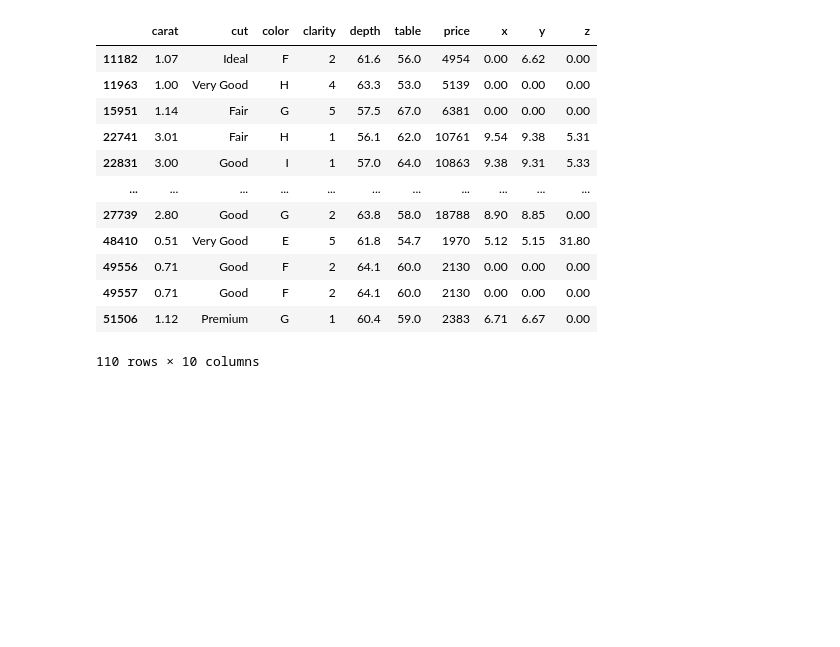
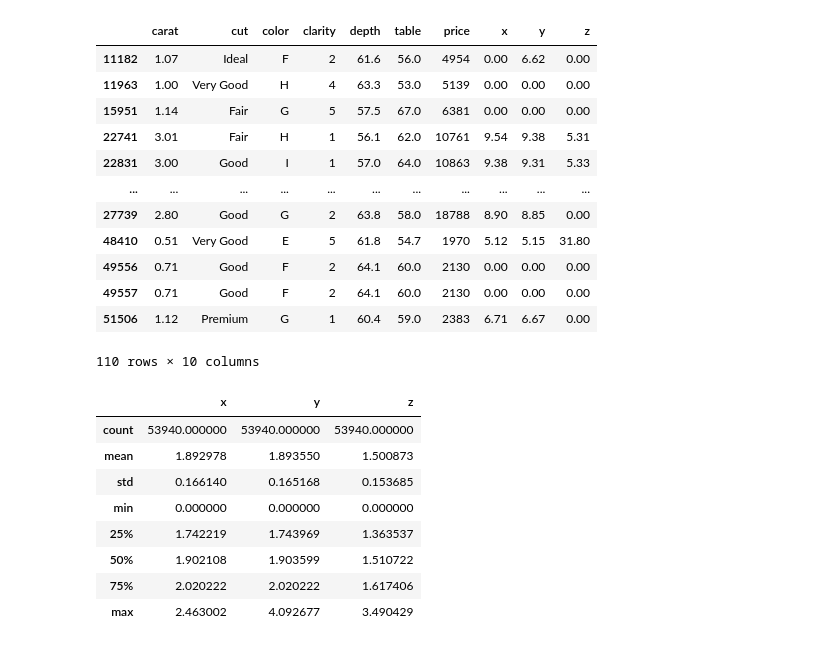
Before and after one commit to tiyasanin1/Data-Processing, a Jupyter notebook: notebok/code.ipynb, the cells around one changed output. Drawn from its saved outputs; the diff is of its cells as text; code cells hidden in the pictures; blank space fills up the shorter version.

```diff
--- a/notebok/code.ipynb
+++ b/notebok/code.ipynb
@@ -177,3 +178,19 @@ all_outlier
 | 49557 | 0.71 | Good | F | 2 | 64.1 | 60.0 | 2130 | 0.00 | 0.00 | 0.00 |
 | 51506 | 1.12 | Premium | G | 1 | 60.4 | 59.0 | 2383 | 6.71 | 6.67 | 0.00 |
 110 rows × 10 columns
+# %%
+#handling outlier
+df['x']=np.log(df['x']+1)
+df['y']=np.log(df['y']+1)
+df['z']=np.log(df['z']+1)
+df[['x','y','z']].describe()
+# %% [output]
+|  | x | y | z |
+| count | 53940.000000 | 53940.000000 | 53940.000000 |
+| mean | 1.892978 | 1.893550 | 1.500873 |
+| std | 0.166140 | 0.165168 | 0.153685 |
+| min | 0.000000 | 0.000000 | 0.000000 |
+| 25% | 1.742219 | 1.743969 | 1.363537 |
+| 50% | 1.902108 | 1.903599 | 1.510722 |
+| 75% | 2.020222 | 2.020222 | 1.617406 |
+| max | 2.463002 | 4.092677 | 3.490429 |
```
Also changed, not shown: parts of 1 cell of this notebook.
